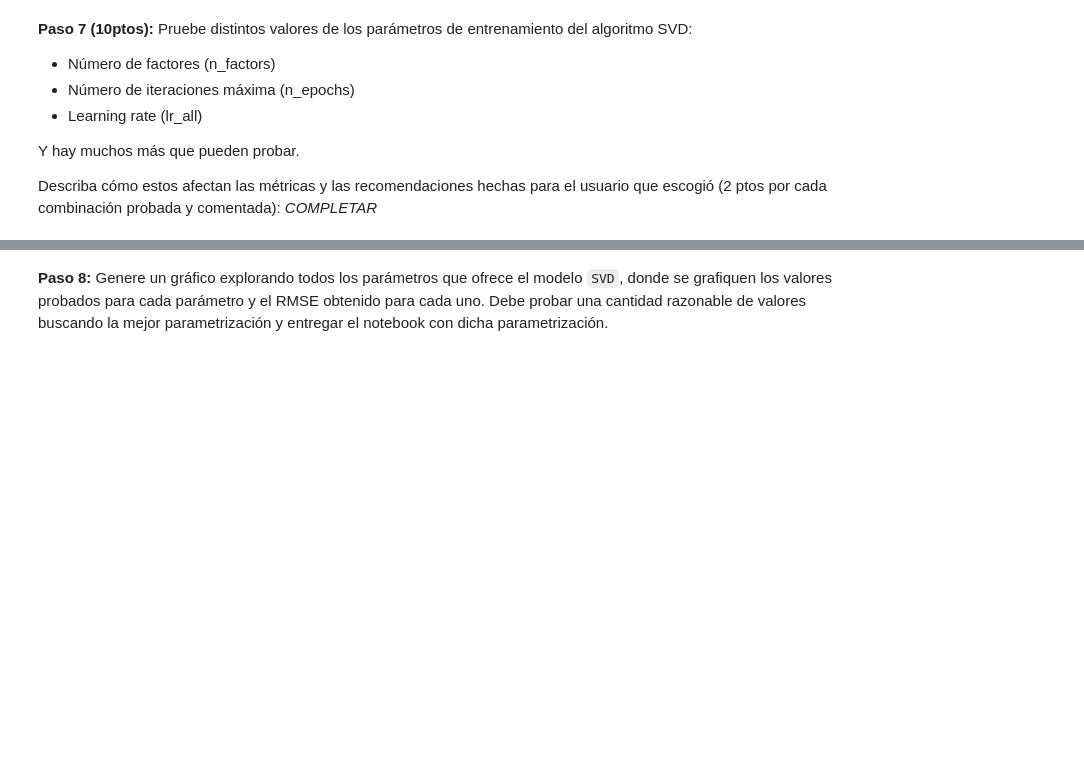
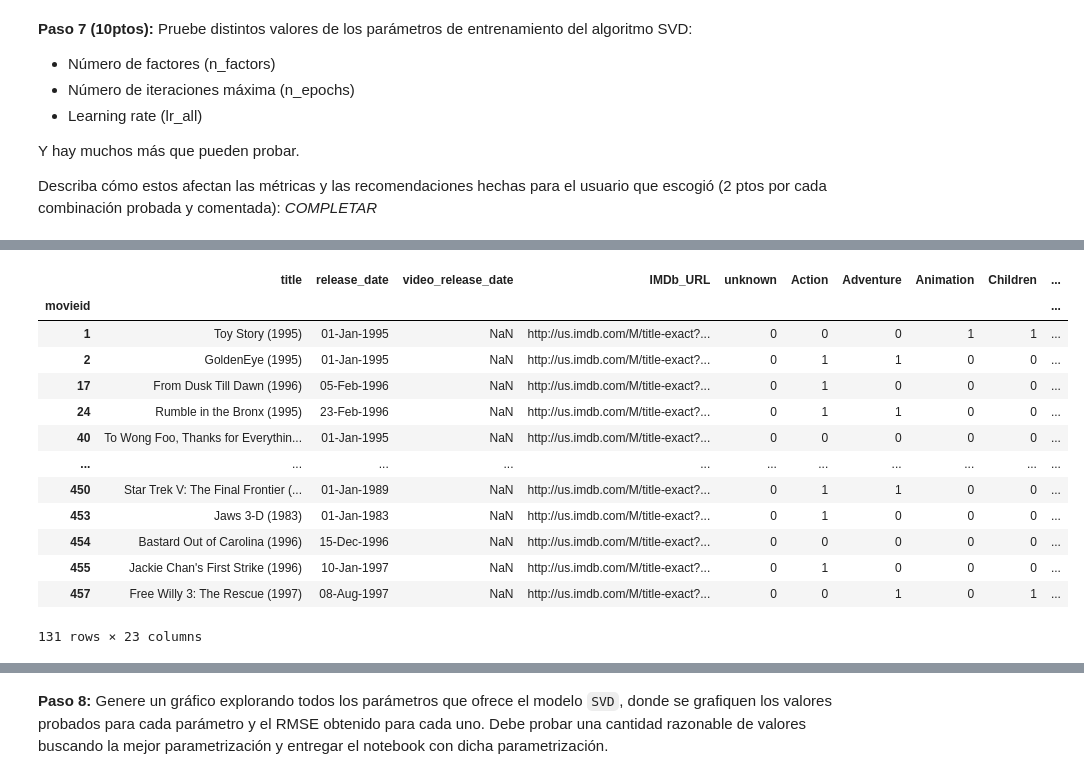
Before and after one commit to davidlealo/practicos_sisrec_2026, a Jupyter notebook: practico02/02_pyRecLab_FunkSVD_RESPUESTADLO.ipynb, the cells around one changed output, grey strips where cells are left out. Cells and saved outputs as stored; diff of their text form; code cells hidden in the pictures; blank space fills up the shorter version.

```diff
--- a/practico02/02_pyRecLab_FunkSVD_RESPUESTADLO.ipynb
+++ b/practico02/02_pyRecLab_FunkSVD_RESPUESTADLO.ipynb
@@ -292,0 +436,20 @@ Describa cómo estos afectan las métricas y las recomendaciones hechas para el
+# %%
+user_id = 5
+user_df = df_train[df_train['userid'] == user_id]
+
+df_items.loc[user_df['itemid'].values]
+# %% [output]
+|  | title | release_date | video_release_date | IMDb_URL | unknown | Action | Adventure | Animation | Children | ... |
+| movieid |  |  |  |  |  |  |  |  |  | ... |
+| 1 | Toy Story (1995) | 01-Jan-1995 | NaN | http://us.imdb.com/M/title-exact?... | 0 | 0 | 0 | 1 | 1 | ... |
+| 2 | GoldenEye (1995) | 01-Jan-1995 | NaN | http://us.imdb.com/M/title-exact?... | 0 | 1 | 1 | 0 | 0 | ... |
+| 17 | From Dusk Till Dawn (1996) | 05-Feb-1996 | NaN | http://us.imdb.com/M/title-exact?... | 0 | 1 | 0 | 0 | 0 | ... |
+| 24 | Rumble in the Bronx (1995) | 23-Feb-1996 | NaN | http://us.imdb.com/M/title-exact?... | 0 | 1 | 1 | 0 | 0 | ... |
+| 40 | To Wong Foo, Thanks for Everythin... | 01-Jan-1995 | NaN | http://us.imdb.com/M/title-exact?... | 0 | 0 | 0 | 0 | 0 | ... |
+| ... | ... | ... | ... | ... | ... | ... | ... | ... | ... | ... |
+| 450 | Star Trek V: The Final Frontier (... | 01-Jan-1989 | NaN | http://us.imdb.com/M/title-exact?... | 0 | 1 | 1 | 0 | 0 | ... |
+| 453 | Jaws 3-D (1983) | 01-Jan-1983 | NaN | http://us.imdb.com/M/title-exact?... | 0 | 1 | 0 | 0 | 0 | ... |
+| 454 | Bastard Out of Carolina (1996) | 15-Dec-1996 | NaN | http://us.imdb.com/M/title-exact?... | 0 | 0 | 0 | 0 | 0 | ... |
+| 455 | Jackie Chan's First Strike (1996) | 10-Jan-1997 | NaN | http://us.imdb.com/M/title-exact?... | 0 | 1 | 0 | 0 | 0 | ... |
+| 457 | Free Willy 3: The Rescue (1997) | 08-Aug-1997 | NaN | http://us.imdb.com/M/title-exact?... | 0 | 0 | 1 | 0 | 1 | ... |
+131 rows × 23 columns
```
Also changed, not shown: parts of 21 cells of this notebook.
